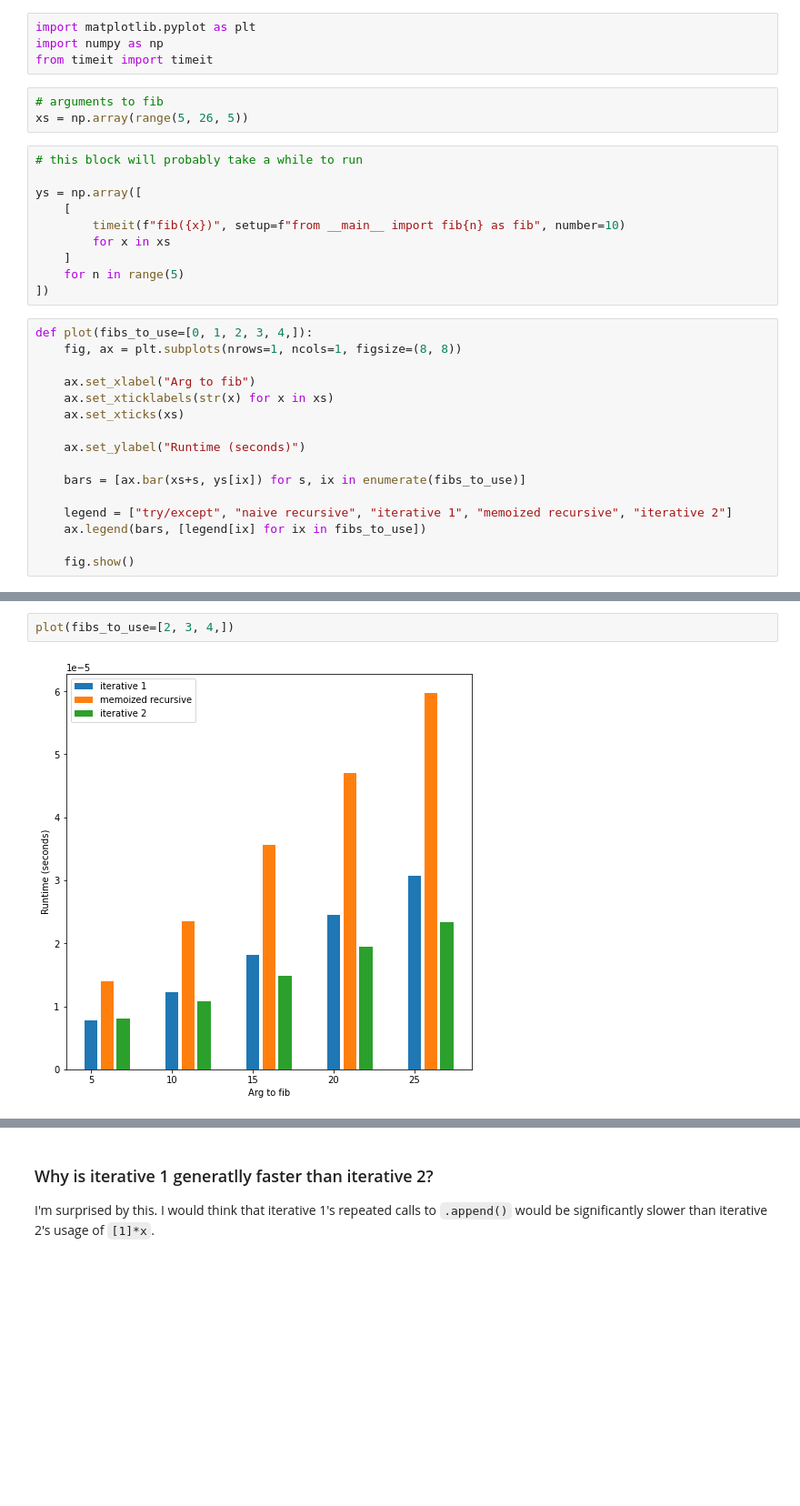
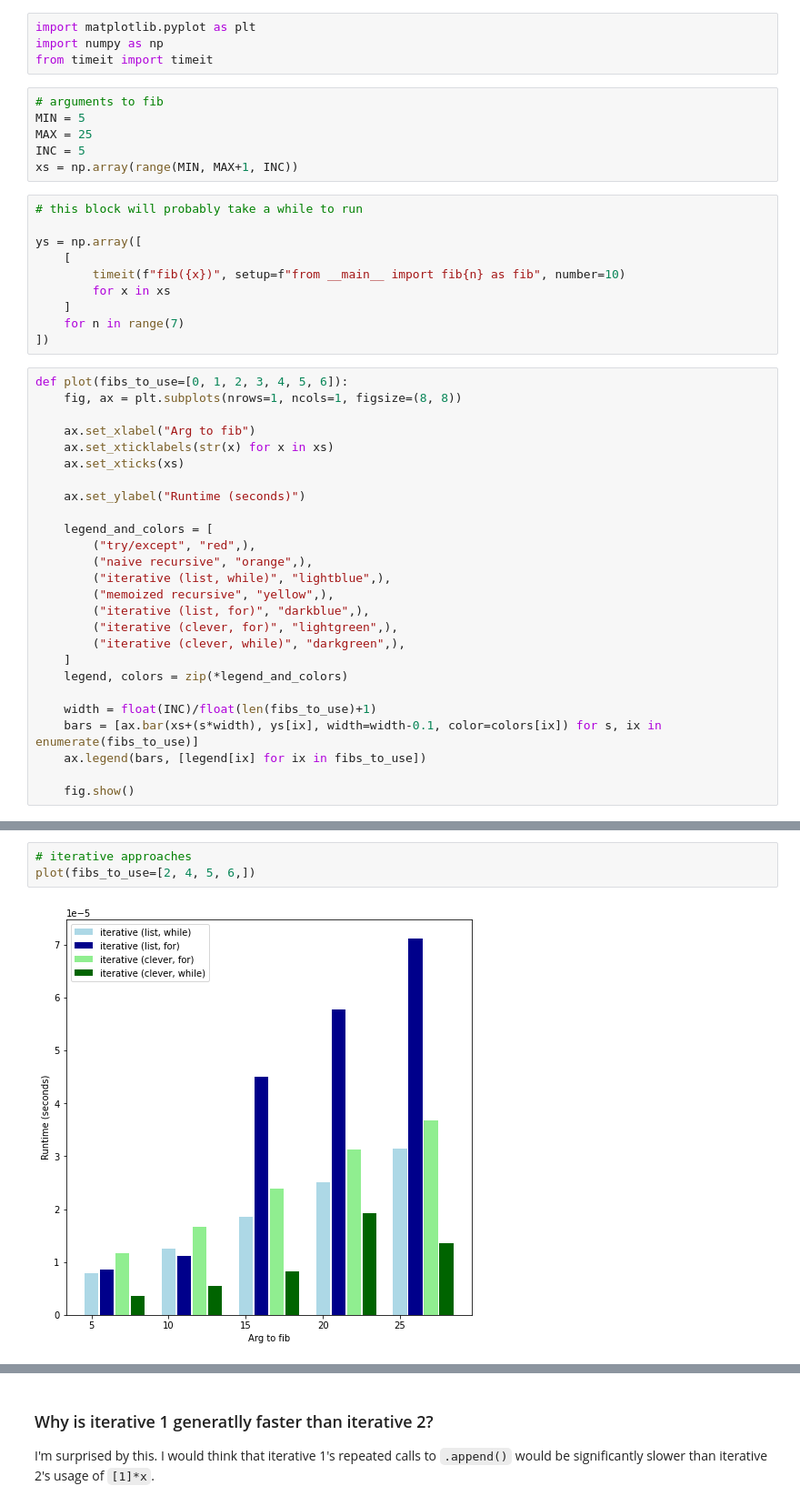
Before and after one commit to ekoly/fundamentals, a Jupyter notebook: fib.ipynb, the cells around one changed output, grey strips where cells are left out. Shown: that part at 91% size. Cells and saved outputs as stored; diff of their text form; blank space fills up the shorter version.

Commit message:
added more fib implementations and a more elegant plot function

```diff
--- a/fib.ipynb
+++ b/fib.ipynb
@@ -97,7 +125,10 @@ import numpy as np
 from timeit import timeit
 # %%
 # arguments to fib
-xs = np.array(range(5, 26, 5))
+MIN = 5
+MAX = 25
+INC = 5
+xs = np.array(range(MIN, MAX+1, INC))
 # %%
 # this block will probably take a while to run
 
@@ -106,10 +137,10 @@ ys = np.array([
         timeit(f"fib({x})", setup=f"from __main__ import fib{n} as fib", number=10)
         for x in xs
     ]
-    for n in range(5)
+    for n in range(7)
 ])
 # %%
-def plot(fibs_to_use=[0, 1, 2, 3, 4,]):
+def plot(fibs_to_use=[0, 1, 2, 3, 4, 5, 6]):
     fig, ax = plt.subplots(nrows=1, ncols=1, figsize=(8, 8))
 
     ax.set_xlabel("Arg to fib")
@@ -118,9 +149,19 @@ def plot(fibs_to_use=[0, 1, 2, 3, 4,]):
 
     ax.set_ylabel("Runtime (seconds)")
 
-    bars = [ax.bar(xs+s, ys[ix]) for s, ix in enumerate(fibs_to_use)]
+    legend_and_colors = [
+        ("try/except", "red",),
+        ("naive recursive", "orange",),
+        ("iterative (list, while)", "lightblue",),
+        ("memoized recursive", "yellow",),
+        ("iterative (list, for)", "darkblue",),
+        ("iterative (clever, for)", "lightgreen",),
+        ("iterative (clever, while)", "darkgreen",),
+    ]
+    legend, colors = zip(*legend_and_colors)
 
-    legend = ["try/except", "naive recursive", "iterative 1", "memoized recursive", "iterative 2"]
+    width = float(INC)/float(len(fibs_to_use)+1)
+    bars = [ax.bar(xs+(s*width), ys[ix], width=width-0.1, color=colors[ix]) for s, ix in enumerate(fibs_to_use)]
     ax.legend(bars, [legend[ix] for ix in fibs_to_use])
 
     fig.show()
@@ -131,4 +173,5 @@ plot()
 # %%
-plot(fibs_to_use=[2, 3, 4,])
+# iterative approaches
+plot(fibs_to_use=[2, 4, 5, 6,])
 # %% [output]
-[figure, old version]
+[figure, new version]
```
Also changed, not shown: parts of 9 cells of this notebook.
